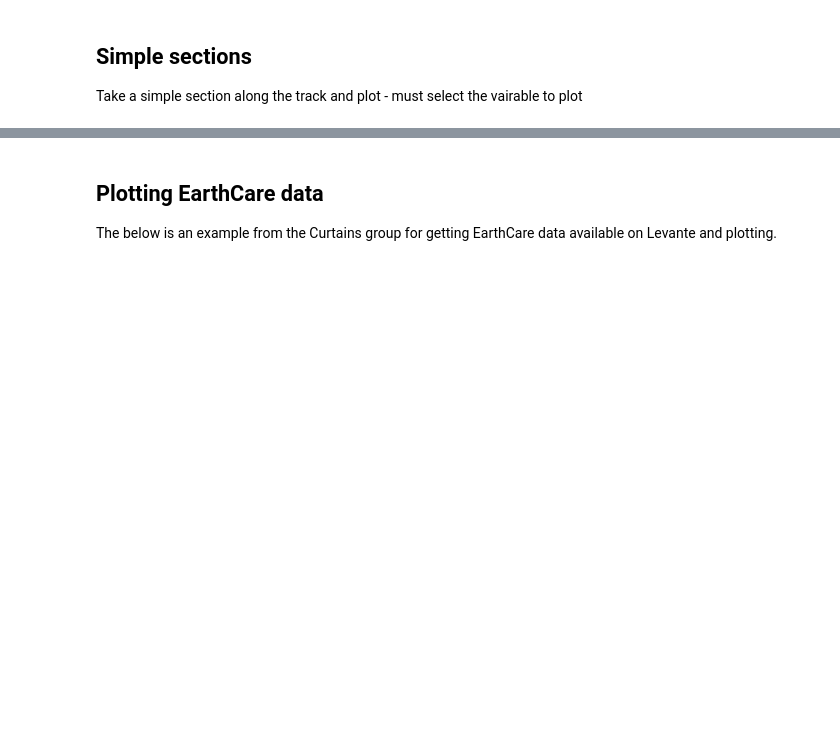
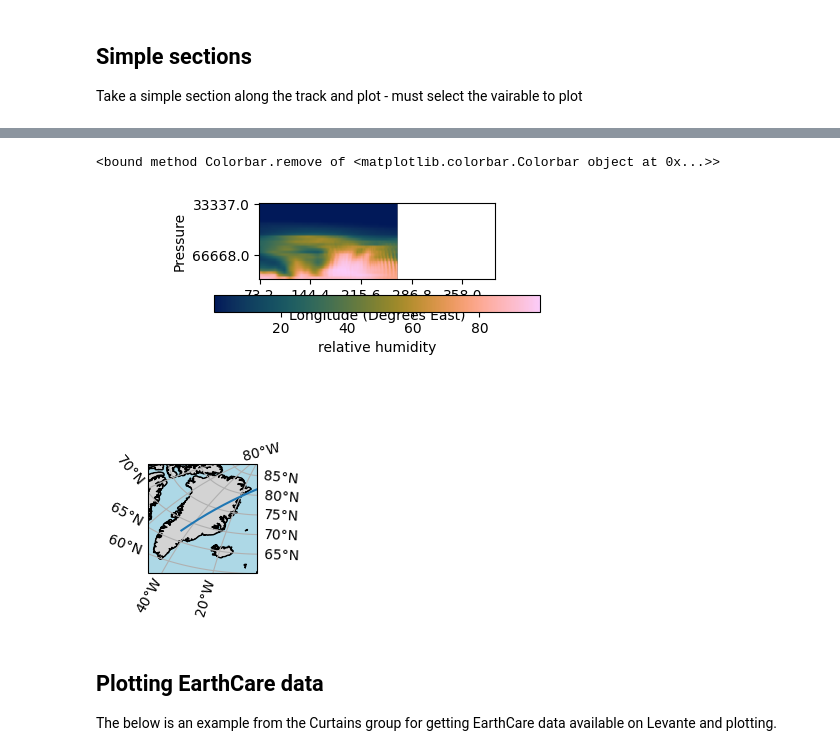
Before and after one commit to hauke-schmidt/hk25-teams-hs, a Jupyter notebook: hk25-IceSheet/satellite.ipynb, the cells around one changed output, grey strips where cells are left out. Saved outputs shown, nothing was run; the diff lists cells and outputs as text; code cells hidden in the pictures; blank space fills up the shorter version.

```diff
--- a/hk25-IceSheet/satellite.ipynb
+++ b/hk25-IceSheet/satellite.ipynb
@@ -318,0 +320,21 @@ def
+# %%
+def plot_curtain(ds, field, ax=None, fig=None, contour=False, cmap='viridis'):
+    if ax==None or fig==None:
+        fig,ax=plt.subplots(figsize=(6,7))
+
+    if not contour:
+        cont=ax.imshow(ds[field].values,aspect=50,cmap=cmap)
+        xlabs=ax.get_xticks()
+        ylabs=ax.get_yticks()
+        ax.set_yticklabels(np.round(np.linspace(min(ps),max(ps),len(ylabs)-1)))
+        ax.set_xticklabels(np.round(np.linspace(min(lons),max(lons),len(xlabs)-1),1))
+    else:
+        cont=ax.contourf(lons,ps,ds[field].values,levels=50,cmap=cmap)
+        plt.gca().invert_yaxis()
+
+    cbar=plt.colorbar(cont,orientation='horizontal',label=longname)
+    ax.set_ylabel('Pressure')
+    ax.set_xlabel('Longitude (Degrees East)')
+
+
+    return fig, ax, cbar
@@ -319,3 +387,29 @@ def
+# %%
+fig = plt.figure()
+gs = GridSpec(3, 3)
+
+# LEFT
+ax1 = fig.add_subplot(gs[-1, 0], projection = ccrs.AzimuthalEquidistant(
+        ))
+ax1.coastlines(linewidth=0.5)
+ax1.add_feature(cfeature.COASTLINE)
+ax1.add_feature(cfeature.BORDERS)
+ax1.add_feature(cfeature.OCEAN,facecolor='lightblue')
+ax1.add_feature(cfeature.LAND,facecolor='lightgray')
+ax1.gridlines(draw_labels=True)
+ax1.plot(ec_track_lon,ec_track_lat,transform=ccrs.PlateCarree())
+ax1.set_extent([-50,-12,60,87],crs=ccrs.PlateCarree())
+
+# # RIGHT TOP
+ax1 = fig.add_subplot(gs[0, :])
+ax1,fig,cbar=plot_curtain(ds_curtain,'hur',ax=ax1,fig=fig,cmap=batlow)
+
+# # RIGHT BOTTOM
+# ax = fig.add_subplot(gs[1, 1])
+# ax.plot(np.arange(0, 1000, 100))
+# %% [output]
+<bound method Colorbar.remove of <matplotlib.colorbar.Colorbar object at 0x...>>
+[figure, added]
 # %% [markdown]
 ## Plotting EarthCare data
 
```
Also changed, not shown: parts of 18 cells of this notebook.
